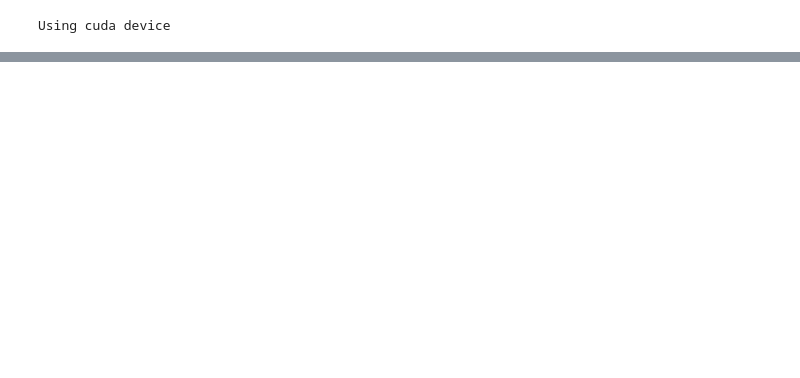
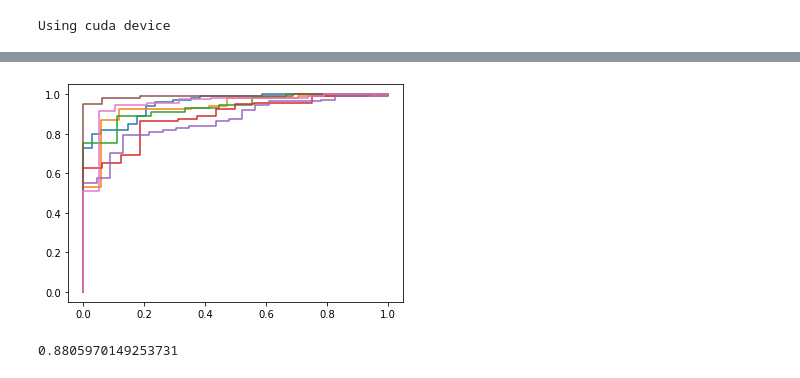
Before and after one commit to nologicexe/diploma, a Jupyter notebook: WaveletTransform.ipynb, the cells around one changed output, grey strips where cells are left out. Cells and saved outputs as stored; diff of their text form; code cells hidden in the pictures; blank space fills up the shorter version.

```diff
--- a/WaveletTransform.ipynb
+++ b/WaveletTransform.ipynb
@@ -309,0 +350,4 @@ NameError: name 'scipy' is not defined
+# %%
+y_test_tensor = torch.tensor(y_test)
+X_test_tensor_device = X_test_tensor.to(device)
+y_test_tensor_device = y_test_tensor.to(device)
@@ -309,0 +365,2 @@ NameError: name 'scipy' is not defined
+# %%
+y_predict = model(X_test_tensor_device).cpu().detach().numpy()
@@ -309,0 +372,28 @@ NameError: name 'scipy' is not defined
+# %%
+from sklearn.metrics import roc_curve, auc
+
+plt.figure()
+
+for selected_class in range(7):
+    y_scores = []
+    for y in y_predict:
+        positive_proba = y[selected_class]
+        y_scores.append([positive_proba, 1-positive_proba])
+
+    y_predicted = np.argmax(y_scores, axis=1)
+    y_score = np.array(y_scores)[:,1]
+
+    selector = lambda x: 0 if x == selected_class else 1
+    y_test_binary = [selector(y) for y in y_test]
+
+    fpr, tpr, _ = roc_curve(y_test_binary, y_score)
+    roc_auc = auc(fpr, tpr)
+#     print(roc_auc)
+
+    plt.plot(fpr, tpr)
+# %% [output]
+[figure, added]
+# %%
+accuracy_score(y_test_binary, y_predicted)
+# %% [output]
+0.8805970149253731
```
Also changed, not shown: parts of 132 cells of this notebook.
